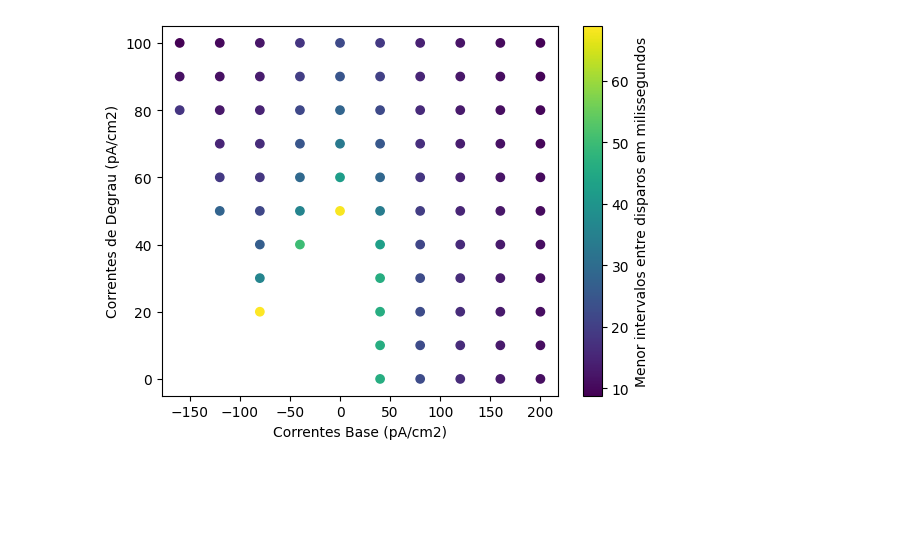
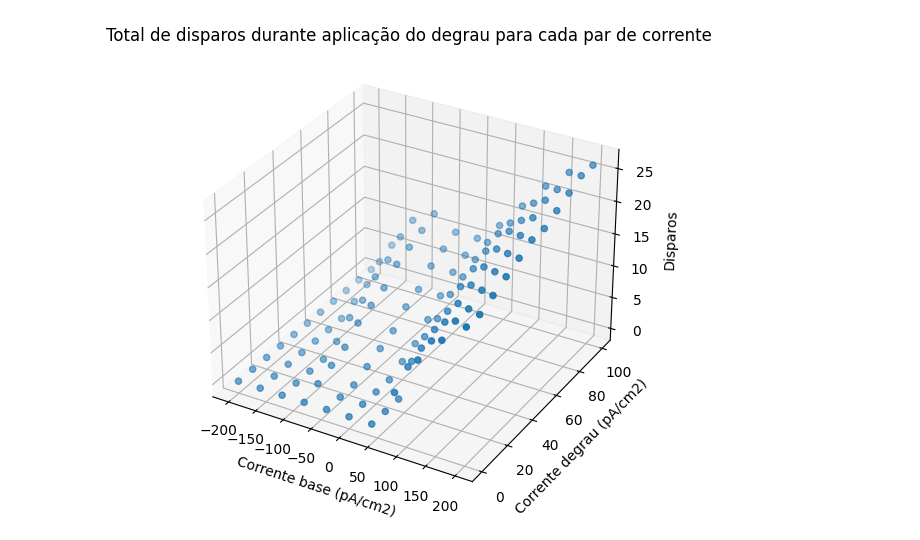
Before and after one commit to rfscorrea/listas-neurociencia-profroque, a Jupyter notebook: lista3/exercicio2_loop.ipynb, the cells around one changed output. Cells and saved outputs as stored; diff of their text form; code cells hidden in the pictures; blank space fills up the shorter version.

```diff
--- a/lista3/exercicio2_loop.ipynb
+++ b/lista3/exercicio2_loop.ipynb
@@ -10,9 +11,11 @@ G_Na, E_Na = 3.6 * 10**-6, 55 * 10**-3
 G_K, E_K = 1.6 * 10**-6, -90 * 10**-3
 G_T, E_Ca = 0.22 * 10**-6, 120 * 10**-3
 
-
 # valores iniciais
 v0, h0, n0, h_t0 = -0.070, 0.89619, -0.06208, 1/(1+np.exp(3))
+
+# valor em V em que ocorre potencial de acao em V
+valor_spike = -0.05
 # %%
 # variaveis de gating
 def alpham(V):
@@ -42,8 +45,8 @@ def t_ht(V):
     else:
         return 0.001*np.exp(15*(V+0.467))
 # %%
-t = np.arange(0, 0.750, 0.00001)    # valores de tempo
-valor_spike = 0.02 # valor em mV em que ocorre potencial de acao
+# valores de tempo
+t = np.arange(0, 0.750, 0.00001)
 
 # vetores para armazenar os resultados do loop
 intervalosDisparos = []
@@ -80,29 +83,29 @@ for m in range(11):
 
         # solucao das equacoes
         X = odeint(dALLdt, [v0, h0, n0, h_t0], t)
-        V = X[:,0] * 1000
+        V = X[:,0]
         h = X[:,1]
         n = X[:,2]
         h_t = X[:,3]
 
 
-        # loop para calcular o numero de disparos
+        # loop para calcular o numero de disparos durante o degrau
         disparos = 0
-        for i in range(len(V)-1):
+        for i in range(25000, 50000):
             if V[i]<valor_spike and V[i+1]>valor_spike:
                 temposDisparos.append(t[i])
                 disparos += 1
         totalDisparos.append(disparos)
 
-        # intervalos entre disparos em milissegundos
+        # intervalos entre disparos em segundos
         for i in range(len(temposDisparos)-1):
             intervalo = temposDisparos[i+1] - temposDisparos[i]
             intervalosDisparos.append(intervalo)
 
-        if len(intervalosDisparos) == 0:
+        if len(intervalosDisparos) <= 1:    # se houver apenas um ou nenhum disparo
             menor = 0
         else:
-            menor = min(intervalosDisparos) * 1000
+            menor = min(intervalosDisparos) *1000  #menor valor entre disparos em ms
 
         menoresIntervalos.append(menor)
 
@@ -141,27 +119,19 @@ Text(0, 0.5, 'Correntes de Degrau (pA/cm2)')
-# %%
-# Filtrar os dados para remover valores iguais a zero
-correntes_base_filtered = []
-correntes_degrau_filtered = []
-menoresIntervalos_filtered = []
-
-for i in range(len(menoresIntervalos)):
-    if menoresIntervalos[i] != 0:
-        correntes_base_filtered.append(correntes_base[i])
-        correntes_degrau_filtered.append(correntes_degrau[i])
-        menoresIntervalos_filtered.append(menoresIntervalos[i])
-
-# Criar o gráfico de dispersão
-plt.scatter(correntes_base_filtered, correntes_degrau_filtered, c=menoresIntervalos_filtered, cmap='viridis')
-
-# Adicionar uma barra de cores
-cbar = plt.colorbar()
-cbar.set_label('Menor intervalos entre disparos em milissegundos')
-
-# Definir os rótulos dos eixos
-plt.xlabel('Correntes Base (pA/cm2)')
-plt.ylabel('Correntes de Degrau (pA/cm2)')
-
-# Exibir o gráfico
-plt.show()
-# %% [output]
-[figure, removed]
+# %%
+
+# Criação da figura e do objeto Axes3D
+fig = plt.figure(figsize=(7,6))
+ax = fig.add_subplot(111, projection='3d')
+
+# Criação do gráfico de dispersão tridimensional
+ax.scatter(correntes_base, correntes_degrau, totalDisparos)
+
+# Configuração dos rótulos dos eixos
+ax.set_title('Total de disparos durante aplicação do degrau para cada par de corrente')
+ax.set_xlabel('Corrente base (pA/cm2)')
+ax.set_ylabel('Corrente degrau (pA/cm2)')
+ax.set_zlabel('Disparos')
+
+# Exibição do gráfico
+plt.show()
+# %% [output]
+[figure, added]
```
Also changed, not shown: parts of 3 cells of this notebook, 1 other file.
